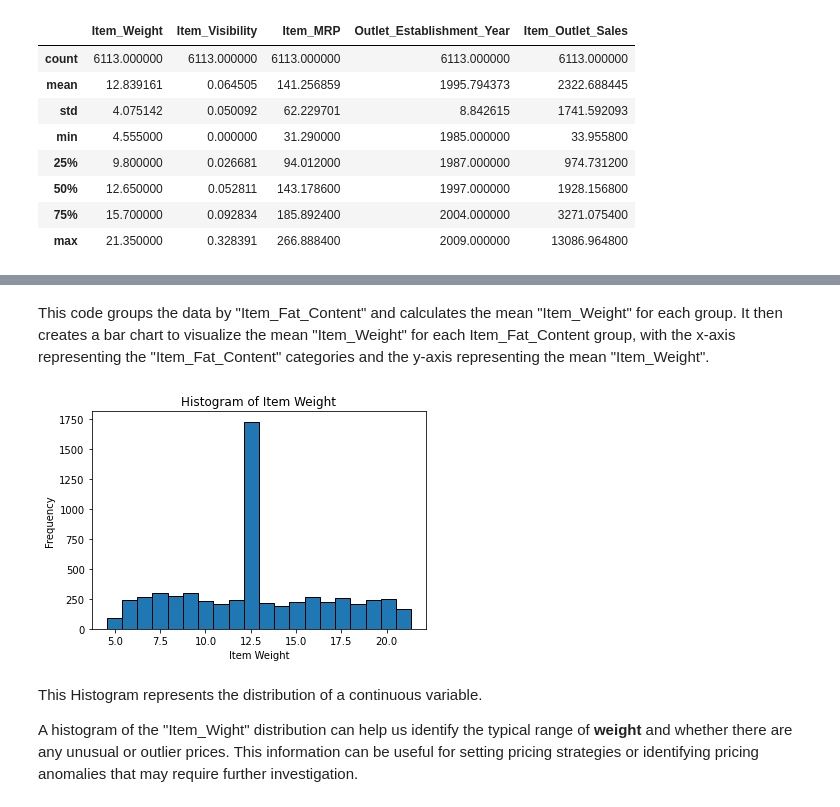
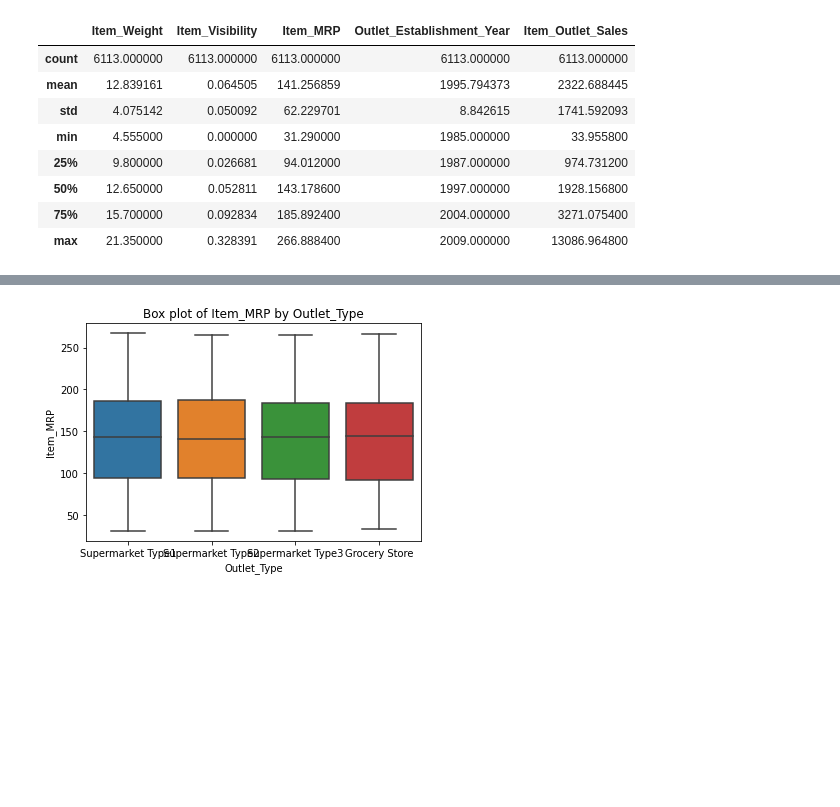
Before and after one commit to Soichiro-Gardinner/Prediction-of-Grocery-Sales, a Jupyter notebook: Sales_Prediction_[pt_3].ipynb, the cells around one changed output, grey strips where cells are left out. Drawn from its saved outputs; the diff is of its cells as text; code cells hidden in the pictures; blank space fills up the shorter version.

```diff
--- a/Sales_Prediction_[pt_3].ipynb
+++ b/Sales_Prediction_[pt_3].ipynb
@@ -284,24 +268,7 @@ plt.show()
-# %% [markdown]
-This code groups the data by "Item_Fat_Content" and calculates the mean "Item_Weight" for each group. It then creates a bar chart to visualize the mean "Item_Weight" for each Item_Fat_Content group, with the x-axis representing the "Item_Fat_Content" categories and the y-axis representing the mean "Item_Weight".
-# %%
-"""_Histogram_"""
-
-# Create a Figure and Axes object
-fig, ax = plt.subplots()
-
-# Create the histogram using the Axes object
-ax.hist(df['Item_Weight'], bins=20, edgecolor='black')
-
-# Add labels and title
-ax.set_xlabel('Item Weight')
-ax.set_ylabel('Frequency')
-ax.set_title('Histogram of Item Weight')
-
-# Display the plot
-plt.show()
-# %% [output]
-[figure, removed]
-# %% [markdown]
-This Histogram represents the distribution of a continuous variable.
-
-A histogram of the "Item_Wight" distribution can help us identify the typical range of **weight** and whether there are any unusual or outlier prices. This information can be useful for setting pricing strategies or identifying pricing anomalies that may require further investigation.
+# %%
+# Create a box plot of Item_MRP by Outlet_Type
+sns.boxplot(x="Outlet_Type", y="Item_MRP", data=df)
+plt.title("Box plot of Item_MRP by Outlet_Type")
+plt.show()
+# %% [output]
+[figure, added]
```
Also changed, not shown: parts of 10 cells of this notebook.
